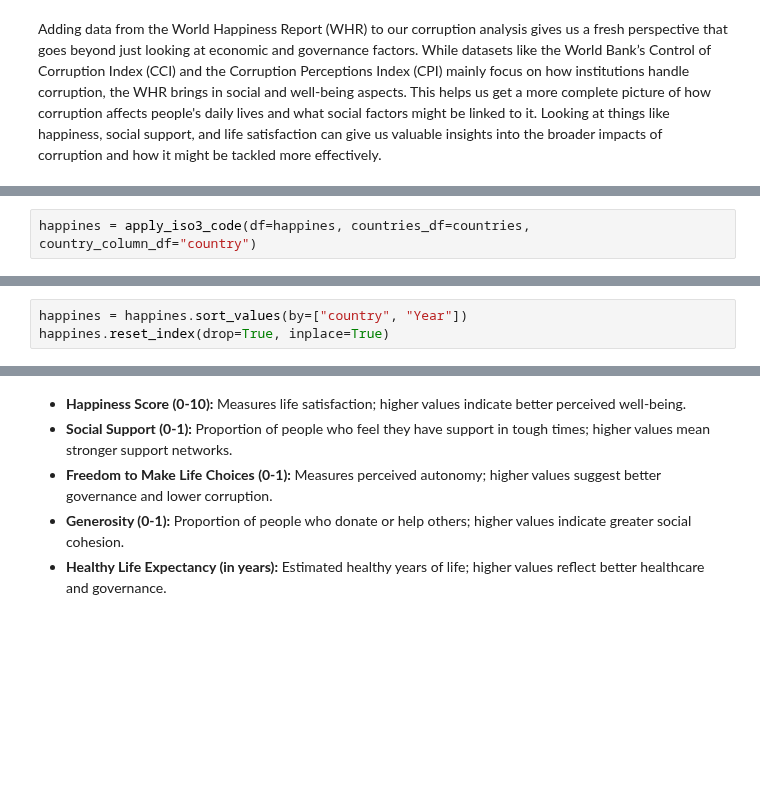
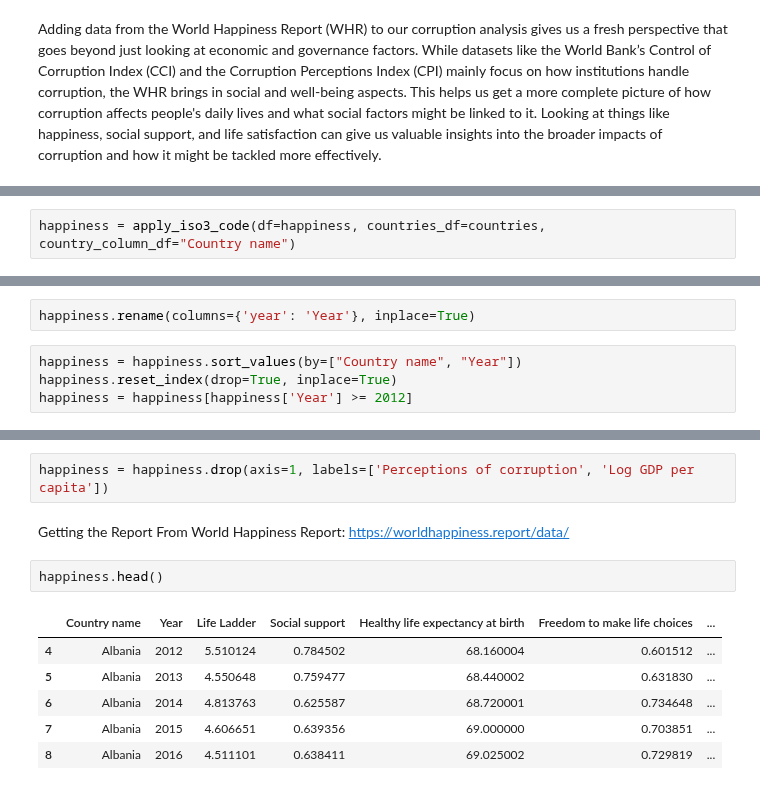
Before and after one commit to gonlyplease/corruption_analysis_europe, a Jupyter notebook: notebooks/corruption_analyses.ipynb, the cells around one changed output, grey strips where cells are left out. Drawn from its saved outputs; the diff is of its cells as text; blank space fills up the shorter version.

Commit message:
Included Happines in ca

```diff
--- a/notebooks/corruption_analyses.ipynb
+++ b/notebooks/corruption_analyses.ipynb
@@ -595,5 +561,5 @@ def apply_iso3_code(df, countries_df, country_column_df):
 
     return merged
 # %%
-happines = apply_iso3_code(df=happines, countries_df=countries, country_column_df="country")
+happiness = apply_iso3_code(df=happiness, countries_df=countries, country_column_df="Country name")
 # %% [output]
@@ -619,3 +583,6 @@ happines = happines.drop(axis=1, labels=['perceptions_of_corruption', 'region',
+# %%
+happiness.rename(columns={'year': 'Year'}, inplace=True)
 # %%
-happines = happines.sort_values(by=["country", "Year"])
-happines.reset_index(drop=True, inplace=True)
+happiness = happiness.sort_values(by=["Country name", "Year"])
+happiness.reset_index(drop=True, inplace=True)
+happiness = happiness[happiness['Year'] >= 2012]
@@ -631,6 +589,13 @@ happines.tail()
-# %% [markdown]
-- **Happiness Score (0-10):** Measures life satisfaction; higher values indicate better perceived well-being.
-- **Social Support (0-1):** Proportion of people who feel they have support in tough times; higher values mean stronger support networks.
-- **Freedom to Make Life Choices (0-1):** Measures perceived autonomy; higher values suggest better governance and lower corruption.
-- **Generosity (0-1):** Proportion of people who donate or help others; higher values indicate greater social cohesion.
-- **Healthy Life Expectancy (in years):** Estimated healthy years of life; higher values reflect better healthcare and governance.
+# %%
+happiness = happiness.drop(axis=1, labels=['Perceptions of corruption', 'Log GDP per capita'])
+# %% [markdown]
+Getting the Report From World Happiness Report: https://worldhappiness.report/data/
+# %%
+happiness.head()
+# %% [output]
+|  | Country name | Year | Life Ladder | Social support | Healthy life expectancy at birth | Freedom to make life choices | ... |
+| 4 | Albania | 2012 | 5.510124 | 0.784502 | 68.160004 | 0.601512 | ... |
+| 5 | Albania | 2013 | 4.550648 | 0.759477 | 68.440002 | 0.631830 | ... |
+| 6 | Albania | 2014 | 4.813763 | 0.625587 | 68.720001 | 0.734648 | ... |
+| 7 | Albania | 2015 | 4.606651 | 0.639356 | 69.000000 | 0.703851 | ... |
+| 8 | Albania | 2016 | 4.511101 | 0.638411 | 69.025002 | 0.729819 | ... |
```
Also changed, not shown: parts of 9 cells of this notebook, 3 other files.
